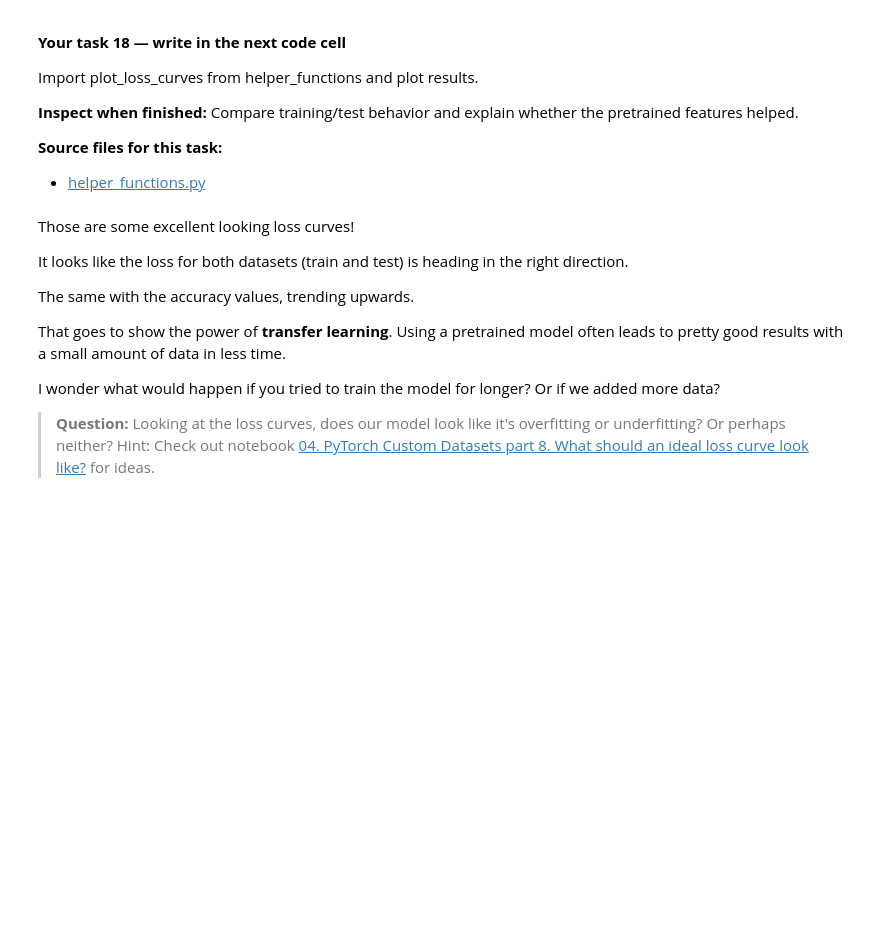
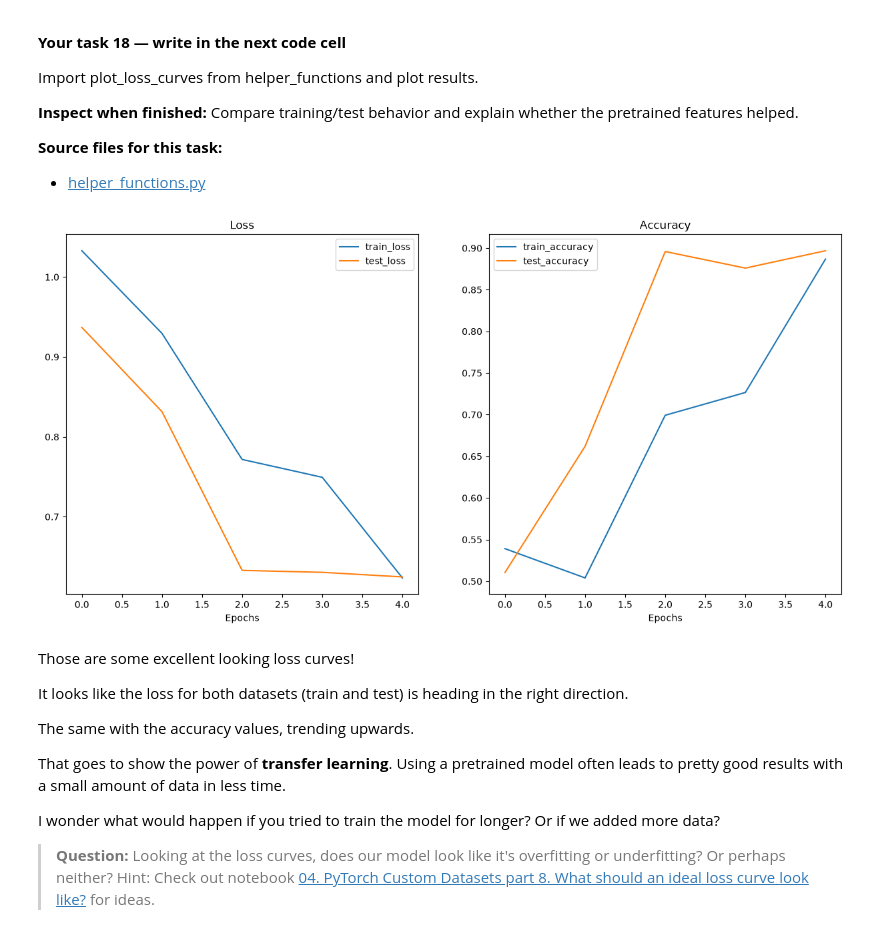
Before and after one commit to GyDeen/PyTorch-DeepLearning, a Jupyter notebook: 06_pytorch_transfer_learning.ipynb, the cells around one changed output. Saved outputs shown, nothing was run; the diff lists cells and outputs as text; code cells hidden in the pictures; blank space fills up the shorter version.

```diff
--- a/06_pytorch_transfer_learning.ipynb
+++ b/06_pytorch_transfer_learning.ipynb
@@ -465,3 +522,5 @@ Inspect the existing head before choosing its replacement width. Move a newly as
 Create model using torchvision.models.efficientnet_b0 with weights and move it to device.
 
 **Inspect when finished:** You have a pretrained model whose original classifier predicts ImageNet classes.
+# %%
+efficient_model = torchvision.models.efficientnet_b0(weights=weights).to(device)
@@ -612,6 +698,15 @@ nn.Linear(3, 2)(torch.randn(4, 3))
 Seed 42 and replace model.classifier with Dropout probability 0.2 and Linear from 1280 features to len(class_names). Move the replacement head to device.
 
 **Inspect when finished:** The new model returns three logits, and the head is trainable.
+# %%
+torch.manual_seed(42)
+
+new_classifier = nn.Sequential(
+    nn.modules.Dropout(p=0.2),
+    nn.Linear(in_features=1280,out_features=len(class_names))
+).to(device)
+
+efficient_model.classifier = new_classifier
 # %% [markdown]
 Nice!
 
@@ -667,6 +784,9 @@ torch.optim.Adam(model.parameters(), lr=0.001)
 Create CrossEntropyLoss and Adam with learning rate 0.001 over the model parameters.
 
 **Inspect when finished:** Targets are class indices and predictions are raw logits.
+# %%
+criterion = nn.CrossEntropyLoss()
+optimizer = torch.optim.Adam(params=efficient_model.parameters(), lr=0.001)
 # %% [markdown]
 Wonderful!
 
@@ -702,3 +822,5 @@ history = engine.train(model, train_loader, test_loader, optimizer, loss_fn, 5,
 Seed 42, train for five epochs using engine.train and the loaders, and record total duration. Save results.
 
 **Inspect when finished:** The returned history contains train/test loss and accuracy for each epoch.
+# %%
+history = going_modular.train(model=efficient_model, train_dataloader=auto_train_loader, test_dataloader=auto_test_loader, optimizer=optimizer, loss_fn=criterion, epochs=5, device=device)
@@ -734,6 +862,12 @@ Import plot_loss_curves from helper_functions and plot results.
 **Source files for this task:**
 
 - [helper_functions.py](https://raw.githubusercontent.com/mrdbourke/pytorch-deep-learning/main/helper_functions.py)
+# %%
+from helper_functions import plot_loss_curves
+
+plot_loss_curves(history)
+# %% [output]
+[figure, added]
 # %% [markdown]
 Those are some excellent looking loss curves!
 
```
Also changed, not shown: parts of 15 cells of this notebook, 1 other file.
